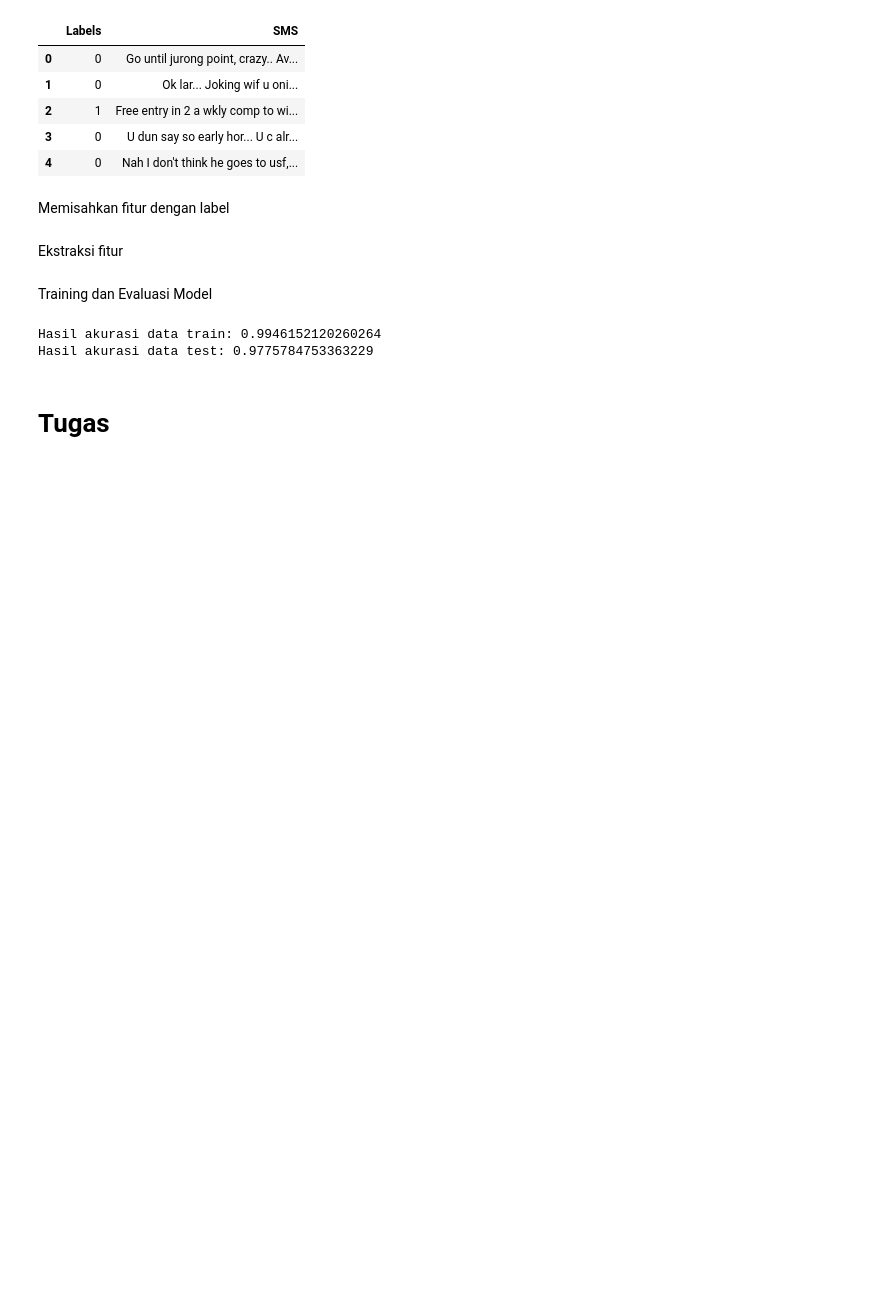
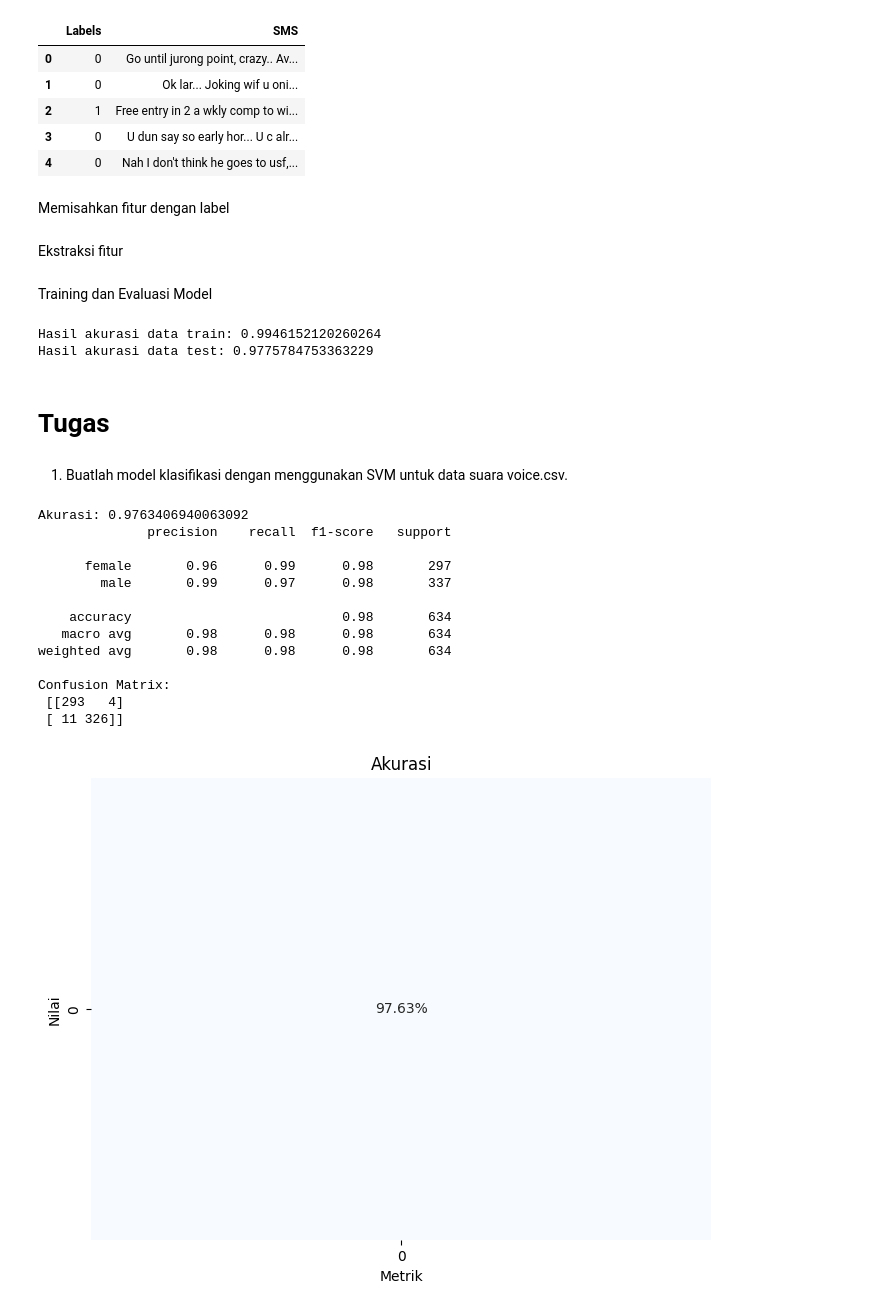
Before and after one commit to taufiqyfirdaus/Machine_Learning, a Jupyter notebook: modul4.ipynb, the cells around one changed output. Saved outputs shown, nothing was run; the diff lists cells and outputs as text; code cells hidden in the pictures; blank space fills up the shorter version.

```diff
--- a/modul4.ipynb
+++ b/modul4.ipynb
@@ -686,3 +696,80 @@ Hasil akurasi data train: 0.9946152120260264
 Hasil akurasi data test: 0.9775784753363229
 # %% [markdown]
 # Tugas
+# %% [markdown]
+1. Buatlah model klasifikasi dengan menggunakan SVM untuk data suara voice.csv.
+# %%
+import pandas as pd
+import numpy as np
+import matplotlib.pyplot as plt
+import seaborn as sns
+from sklearn.model_selection import train_test_split
+from sklearn.preprocessing import StandardScaler
+from sklearn.svm import SVC
+from sklearn.metrics import accuracy_score, classification_report, confusion_matrix
+
+# Import data
+data = pd.read_csv('voice.csv')
+
+# Pisahkan fitur dan label
+X = data.drop('label', axis=1) # Fitur
+y = data['label'] # Label
+
+# Bagi Data menjadi Data Latih dan Data Uji:
+X_train, X_test, y_train, y_test = train_test_split(X, y, test_size=0.2, random_state=42)
+
+# Skalakan Fitur-fitur
+scaler = StandardScaler()
+X_train = scaler.fit_transform(X_train)
+X_test = scaler.transform(X_test)
+
+# Inisialisasi Model SVM
+svm_classifier = SVC(kernel='linear', C=1)
+
+# Latih Model SVM
+svm_classifier.fit(X_train, y_train)
+
+# Evaluasi Model
+y_pred = svm_classifier.predict(X_test)
+
+# Akurasi
+accuracy = accuracy_score(y_test, y_pred)
+print("Akurasi:", accuracy)
+
+# Report Klasifikasi
+print(classification_report(y_test, y_pred))
+
+# Confusion Matrix
+conf_matrix = confusion_matrix(y_test, y_pred)
+print("Confusion Matrix:\n", conf_matrix)
+
+# Visualisasi Akurasi
+plt.figure(figsize=(8, 6))
+sns.heatmap([[accuracy]], annot=True, fmt='.2%', cmap='Blues', cbar=False)
+plt.title('Akurasi')
+plt.xlabel('Metrik')
+plt.ylabel('Nilai')
+plt.show()
+
+# Visualisasi Confusion Matrix
+plt.figure(figsize=(8, 6))
+sns.heatmap(conf_matrix, annot=True, cmap='Blues', fmt='d', cbar=False)
+plt.title('Confusion Matrix')
+plt.xlabel('Prediksi')
+plt.ylabel('Aktual')
+plt.show()
+# %% [output]
+Akurasi: 0.9763406940063092
+              precision    recall  f1-score   support
+
+      female       0.96      0.99      0.98       297
+        male       0.99      0.97      0.98       337
+
+    accuracy                           0.98       634
+   macro avg       0.98      0.98      0.98       634
+weighted avg       0.98      0.98      0.98       634
+
+Confusion Matrix:
+ [[293   4]
+ [ 11 326]]
+[figure, added]
```
Also changed, not shown: parts of 10 cells of this notebook.
